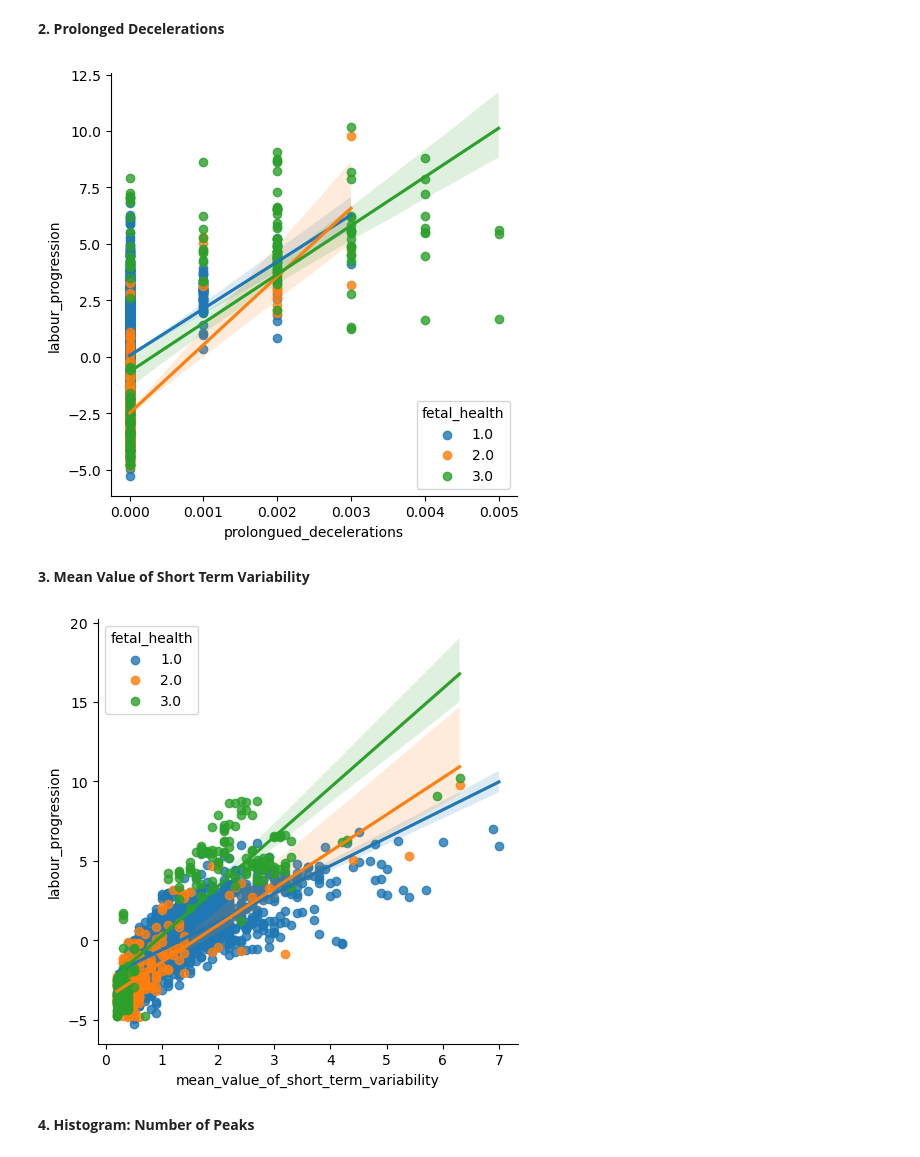
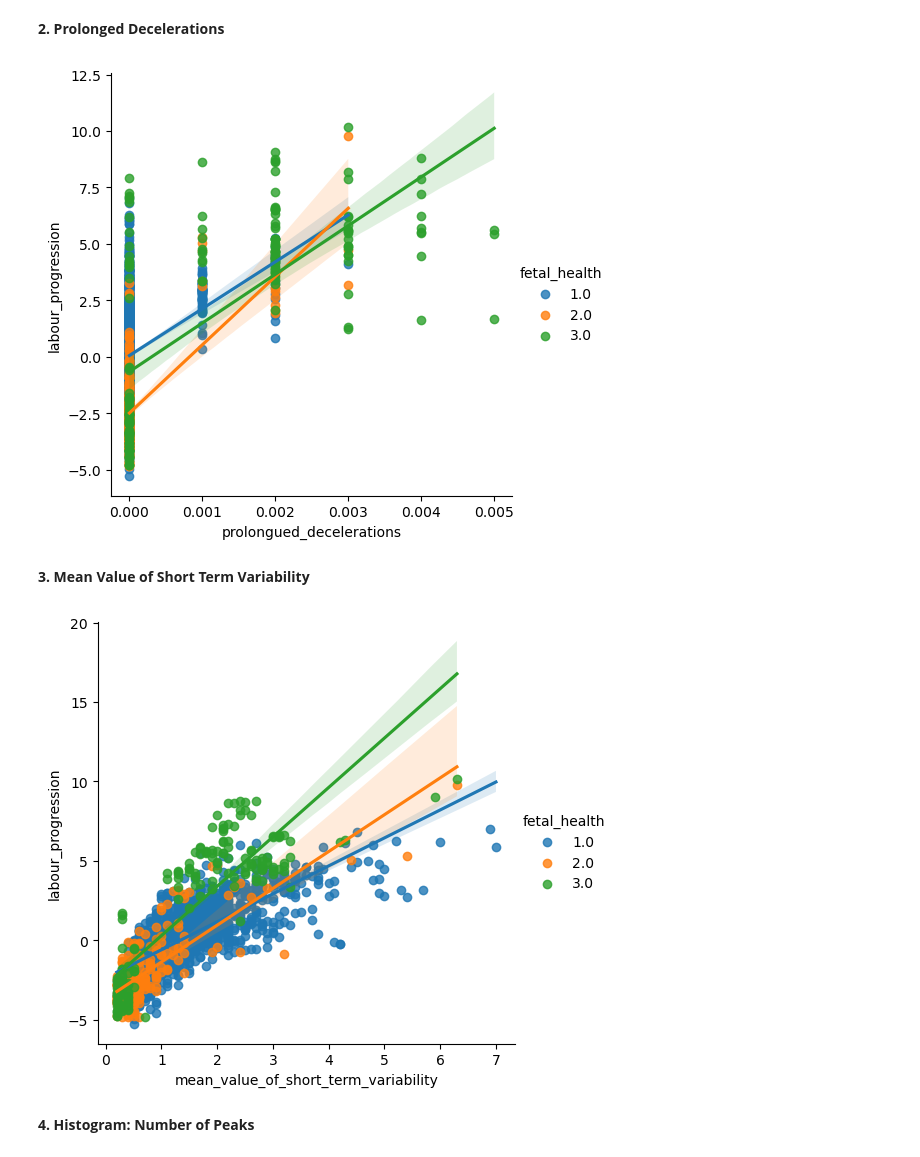
Before and after one commit to evanyan13/fetu_poc, a Jupyter notebook: proof_of_concept/regression_nn_pytorch_lp.ipynb, the cells around one changed output. Saved outputs shown, nothing was run; the diff lists cells and outputs as text; code cells hidden in the pictures.

```diff
--- a/proof_of_concept/regression_nn_pytorch_lp.ipynb
+++ b/proof_of_concept/regression_nn_pytorch_lp.ipynb
@@ -153,17 +153,17 @@ plt.show()
 # %% [markdown]
 **2. Prolonged Decelerations**
 # %%
-sns.lmplot(data=data, x="prolongued_decelerations", y="labour_progression", hue="fetal_health", legend_out=False)
+sns.lmplot(data=data, x="prolongued_decelerations", y="labour_progression", hue="fetal_health")
 plt.show()
 # %% [output]
-[figure, old version]
+[figure, new version]
 # %% [markdown]
 **3. Mean Value of Short Term Variability**
 # %%
-sns.lmplot(data=data, x="mean_value_of_short_term_variability", y="labour_progression", hue="fetal_health", legend_out=False)
+sns.lmplot(data=data, x="mean_value_of_short_term_variability", y="labour_progression", hue="fetal_health")
 plt.show()
 # %% [output]
-[figure, old version]
+[figure, new version]
 # %% [markdown]
 **4. Histogram: Number of Peaks**
 # %%
```
Also changed, not shown: parts of 13 cells of this notebook.
